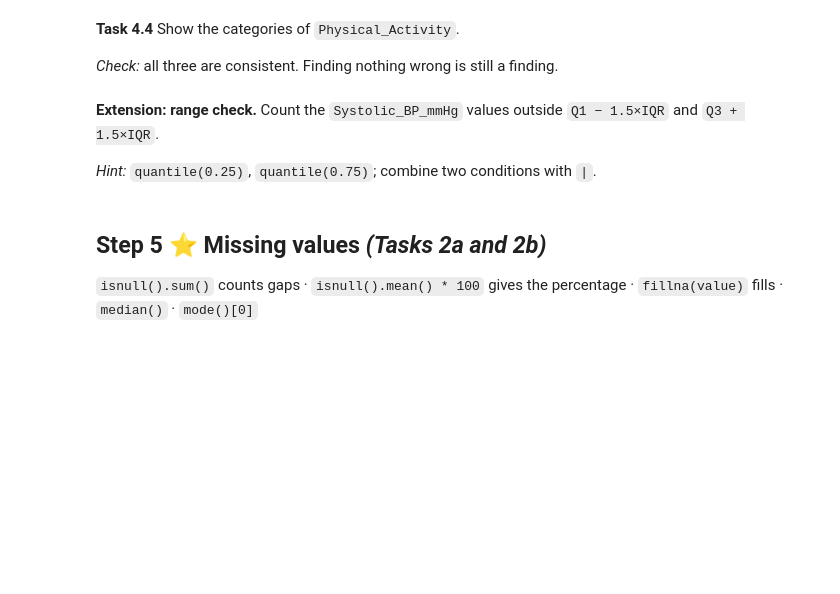
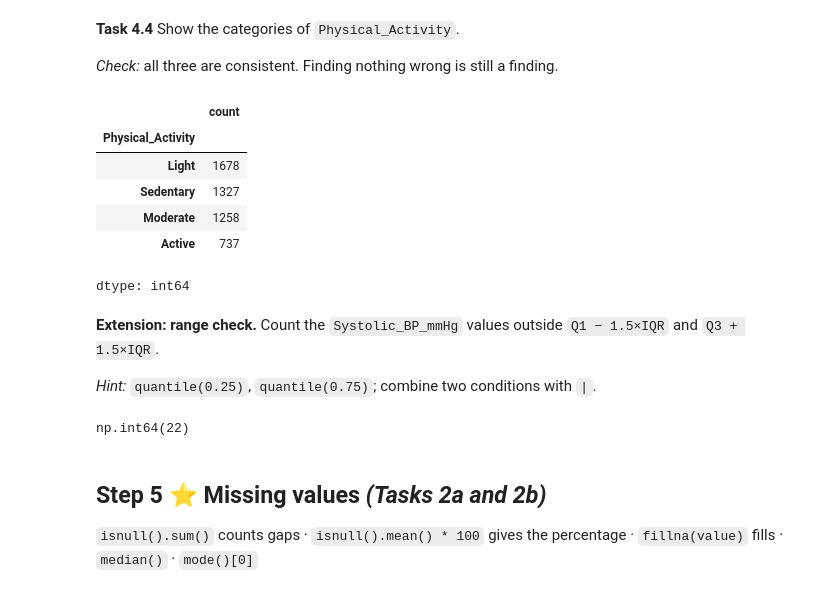
Before and after one commit to satya-siva/ProgrammingForDA_Assesment, a Jupyter notebook: Week5_Workshop_Pandas_Student.ipynb, the cells around one changed output. Cells and saved outputs as stored; diff of their text form; code cells hidden in the pictures; blank space fills up the shorter version.

```diff
--- a/Week5_Workshop_Pandas_Student.ipynb
+++ b/Week5_Workshop_Pandas_Student.ipynb
@@ -375,6 +393,15 @@ df[['Systolic_BP_mmHg','BMI']].agg(['median','min','max'])
 *Check:* all three are consistent. Finding nothing wrong is still a finding.
 # %%
 # your code here
+df['Physical_Activity'].value_counts()
+# %% [output]
+|  | count |
+| Physical_Activity |  |
+| Light | 1678 |
+| Sedentary | 1327 |
+| Moderate | 1258 |
+| Active | 737 |
+dtype: int64
 # %% [markdown]
 **Extension: range check.** Count the `Systolic_BP_mmHg` values outside `Q1 − 1.5×IQR` and `Q3 + 1.5×IQR`.
 
@@ -387,3 +409,12 @@ iqr = ...
+# %%
+q1 = df['Systolic_BP_mmHg'].quantile(0.25)
+q3 = df['Systolic_BP_mmHg'].quantile(0.75)
+iqr = q3-q1
+# count the values outside the range
+((df['Systolic_BP_mmHg']<q1-1.5*iqr) | (df['Systolic_BP_mmHg']>q3+1.5*iqr)).sum()
+#
+# %% [output]
+np.int64(22)
 # %% [markdown]
 ## Step 5 ⭐ Missing values  *(Tasks 2a and 2b)*
 `isnull().sum()` counts gaps · `isnull().mean() * 100` gives the percentage · `fillna(value)` fills · `median()` · `mode()[0]`
```
Also changed, not shown: parts of 10 cells of this notebook.
